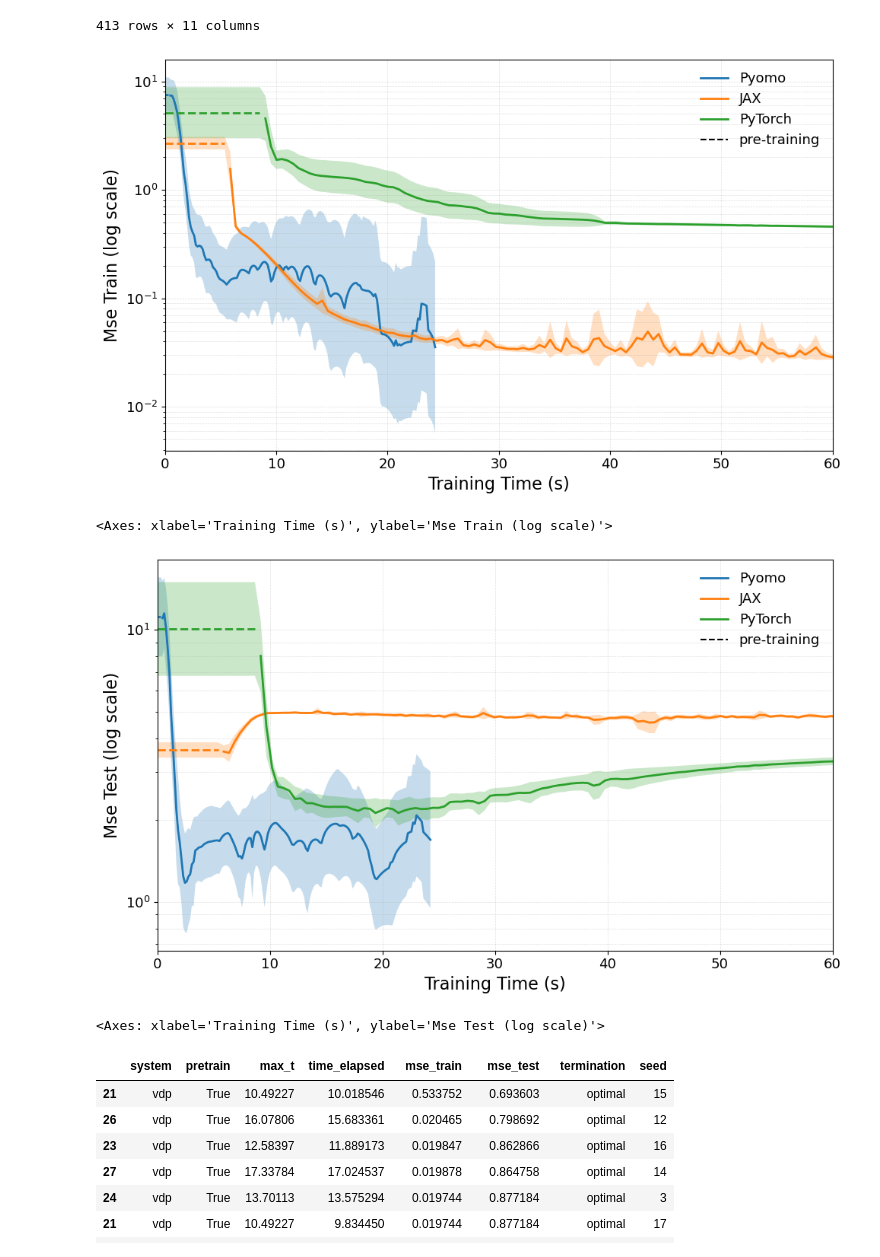
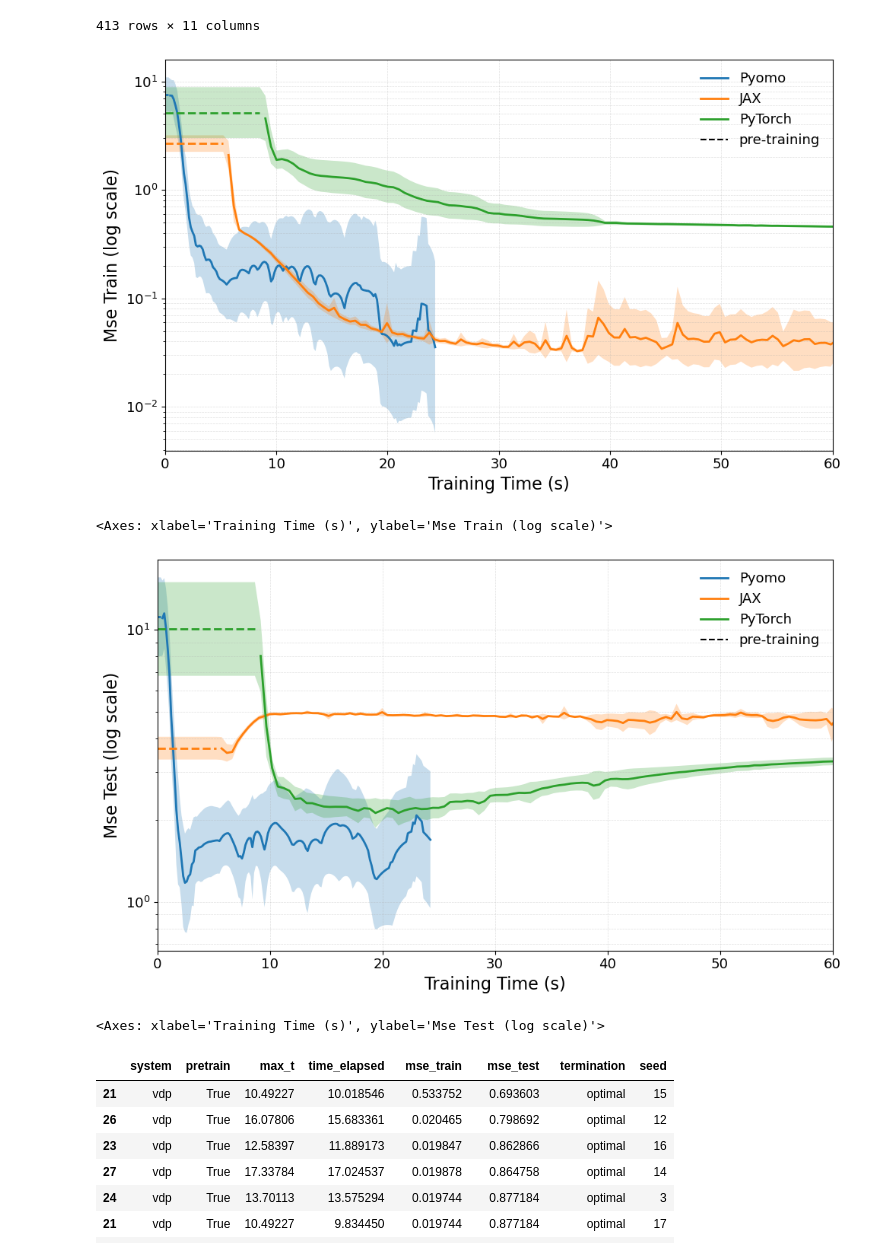
Before and after one commit to mariashapo/NODE, a Jupyter notebook: src/analysis/synthetic/training_conv_vdp.ipynb, the cells around one changed output. Saved outputs shown, nothing was run; the diff lists cells and outputs as text; code cells hidden in the pictures.

```diff
--- a/src/analysis/synthetic/training_conv_vdp.ipynb
+++ b/src/analysis/synthetic/training_conv_vdp.ipynb
@@ -155,10 +155,10 @@ jax_vdp_15000_w32 = Results.flatten_convergence_data(results, key_list=["system"
 results = load_all_pickles("results/study_vdp/jax_vdp_15000_w64", recursive=False)
 jax_vdp_15000_w64= Results.flatten_convergence_data(results, key_list=["system", "pretrain", "max_t"], model_type="pytorch")
 
-results = load_all_pickles("results/study_vdp/jax_vdp_1000_40000", recursive=False)
+results = load_all_pickles("results/study_vdp/jax_vdp_1000_40000_w_reg_norm", recursive=False)
 jax_vdp_10000_40000_w64= Results.flatten_convergence_data(results, key_list=["system", "pretrain", "max_t"], model_type="pytorch")
 
-results = load_all_pickles("results/study_vdp/jax_vdp_50000", recursive=False)
+results = load_all_pickles("results/study_vdp/jax_vdp_50000_w_reg_norm", recursive=False)
 jax_vdp_50000_w64= Results.flatten_convergence_data(results, key_list=["system", "pretrain", "max_t"], model_type="pytorch")
 # %% [output]
 Loaded results/study_vdp/jax_vdp_500_10000_w32/1369350520_2025-12-09_03-58.pkl
@@ -240,25 +240,25 @@ max_q_maps = {
 }
 # %%
 plot_time_bands(
-    comparison_dfs,
+    comparison_dfs_no_pretrain,
     y_col="mse_train",  # or "mse_test"
     title="",
     logy=True,
     align_grid = False,
     figsize=(10, 6),
     label_fontsize=16,
     tick_fontsize=13,
     legend_fontsize=13,
     title_fontsize=16,
     tmax_quantile=max_q_maps,
     xlim =(0, 60)
 )
 # %% [output]
-[figure, old version]
+[figure, new version]
 <Axes: xlabel='Training Time (s)', ylabel='Mse Train (log scale)'>
 # %%
 plot_time_bands(
-    comparison_dfs,
+    comparison_dfs_no_pretrain,
     y_col="mse_test",  # or "mse_test"
     title="",
     logy=True,
@@ -271,7 +271,7 @@ plot_time_bands(
     xlim =(0, 60)
 )
 # %% [output]
-[figure, old version]
+[figure, new version]
 <Axes: xlabel='Training Time (s)', ylabel='Mse Test (log scale)'>
 # %%
 results_df_32.sort_values("time_elapsed").groupby("seed").tail(1).sort_values("mse_test")
```
Also changed, not shown: parts of 2 cells of this notebook, 4 other files.
